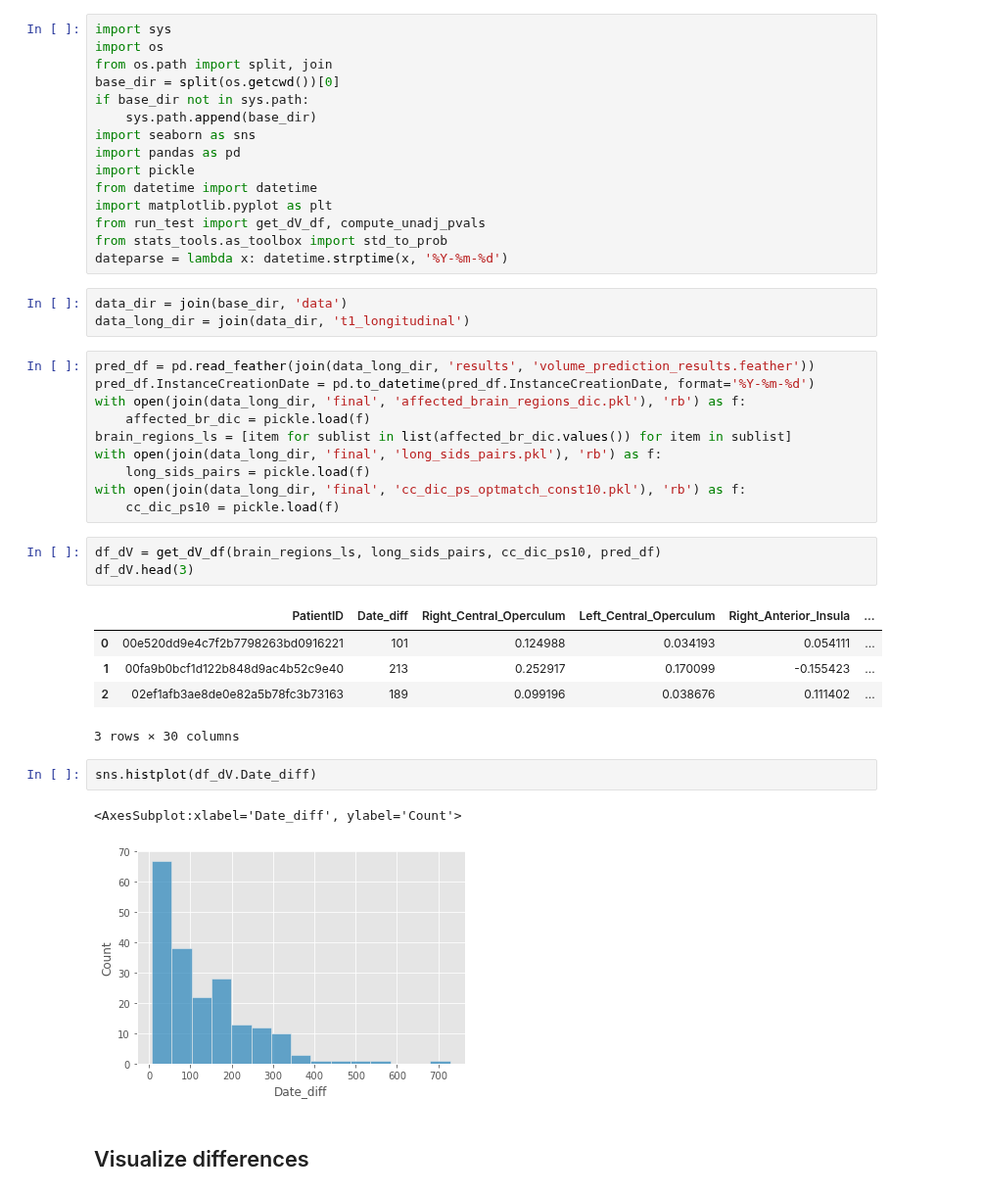
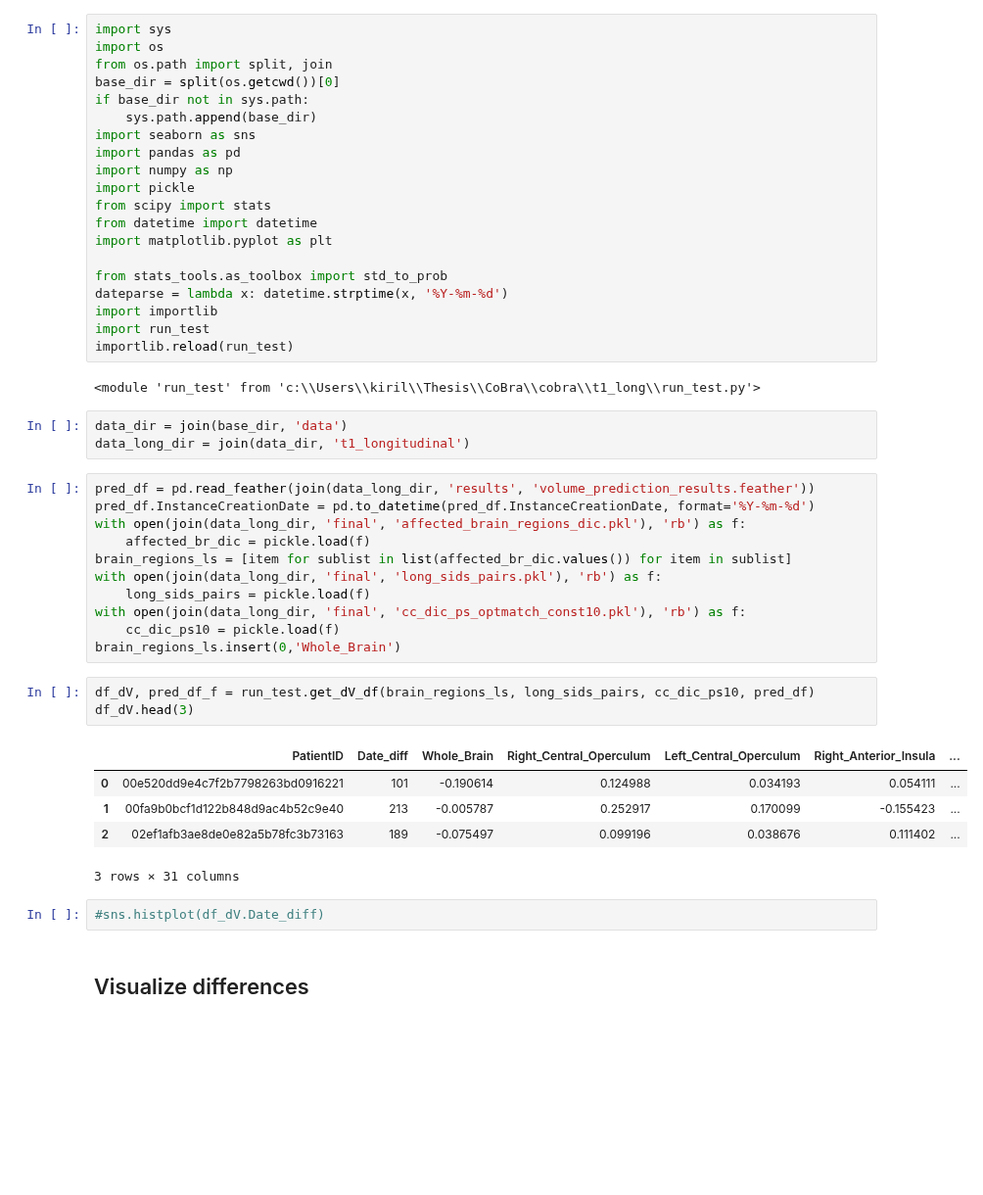
Before and after one commit to Kiril94/Thesis, a Jupyter notebook: cobra/t1_long/run_test.ipynb, the cells around one changed output. Shown at 98% size. Cells and saved outputs as stored; diff of their text form; blank space fills up the shorter version.

```diff
--- a/cobra/t1_long/run_test.ipynb
+++ b/cobra/t1_long/run_test.ipynb
@@ -7,12 +7,19 @@ if base_dir not in sys.path:
     sys.path.append(base_dir)
 import seaborn as sns
 import pandas as pd
+import numpy as np
 import pickle
+from scipy import stats
 from datetime import datetime
 import matplotlib.pyplot as plt
-from run_test import get_dV_df, compute_unadj_pvals
+
 from stats_tools.as_toolbox import std_to_prob
 dateparse = lambda x: datetime.strptime(x, '%Y-%m-%d')
+import importlib
+import run_test
+importlib.reload(run_test)
+# %% [output]
+<module 'run_test' from 'c:\\Users\\kiril\\Thesis\\CoBra\\cobra\\t1_long\\run_test.py'>
 # %%
 data_dir = join(base_dir, 'data')
 data_long_dir = join(data_dir, 't1_longitudinal')
@@ -26,20 +33,18 @@ with open(join(data_long_dir, 'final', 'long_sids_pairs.pkl'), 'rb') as f:
     long_sids_pairs = pickle.load(f)
 with open(join(data_long_dir, 'final', 'cc_dic_ps_optmatch_const10.pkl'), 'rb') as f:
     cc_dic_ps10 = pickle.load(f)
+brain_regions_ls.insert(0,'Whole_Brain')
 # %%
-df_dV = get_dV_df(brain_regions_ls, long_sids_pairs, cc_dic_ps10, pred_df)
+df_dV, pred_df_f = run_test.get_dV_df(brain_regions_ls, long_sids_pairs, cc_dic_ps10, pred_df)
 df_dV.head(3)
 # %% [output]
-|  | PatientID | Date_diff | Right_Central_Operculum | Left_Central_Operculum | Right_Anterior_Insula | ... |
-| 0 | 00e520dd9e4c7f2b7798263bd0916221 | 101 | 0.124988 | 0.034193 | 0.054111 | ... |
-| 1 | 00fa9b0bcf1d122b848d9ac4b52c9e40 | 213 | 0.252917 | 0.170099 | -0.155423 | ... |
-| 2 | 02ef1afb3ae8de0e82a5b78fc3b73163 | 189 | 0.099196 | 0.038676 | 0.111402 | ... |
+|  | PatientID | Date_diff | Whole_Brain | Right_Central_Operculum | Left_Central_Operculum | Right_Anterior_Insula | ... |
+| 0 | 00e520dd9e4c7f2b7798263bd0916221 | 101 | -0.190614 | 0.124988 | 0.034193 | 0.054111 | ... |
+| 1 | 00fa9b0bcf1d122b848d9ac4b52c9e40 | 213 | -0.005787 | 0.252917 | 0.170099 | -0.155423 | ... |
+| 2 | 02ef1afb3ae8de0e82a5b78fc3b73163 | 189 | -0.075497 | 0.099196 | 0.038676 | 0.111402 | ... |
-3 rows × 30 columns
+3 rows × 31 columns
 # %%
-sns.histplot(df_dV.Date_diff)
+#sns.histplot(df_dV.Date_diff)
-# %% [output]
-<AxesSubplot:xlabel='Date_diff', ylabel='Count'>
-[figure, removed]
 # %% [markdown]
 ## Visualize differences
 # %%
```
Also changed, not shown: parts of 6 cells of this notebook, 1 other file.
